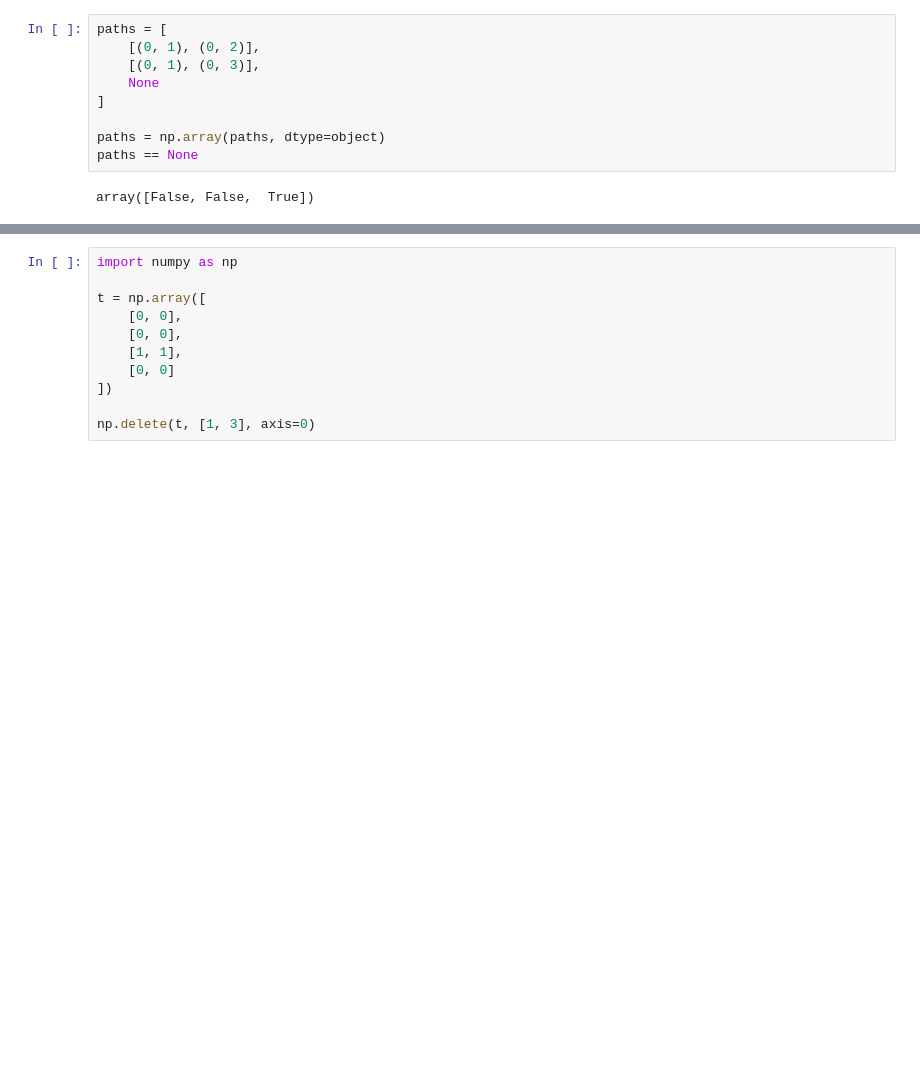
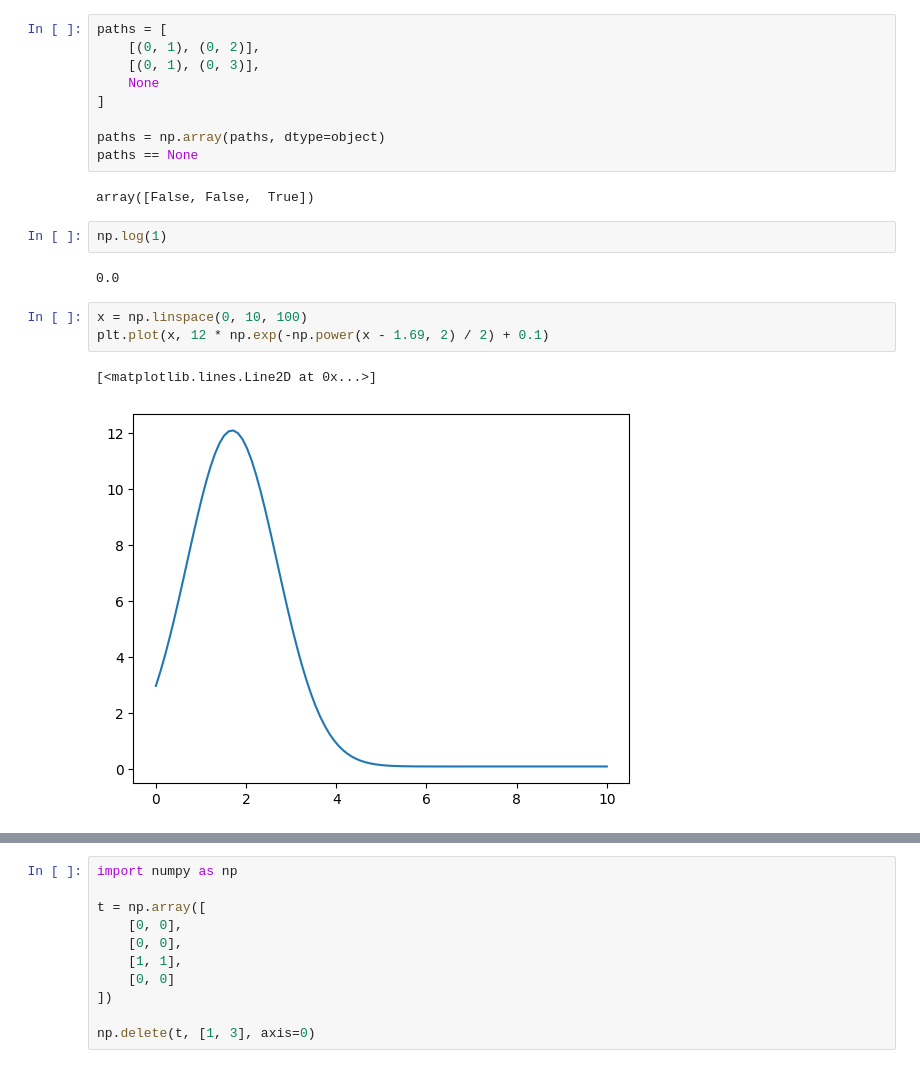
Before and after one commit to viktorvesely/TaC, a Jupyter notebook: simulation/explore.ipynb, the cells around one changed output, grey strips where cells are left out. Saved outputs shown, nothing was run; the diff lists cells and outputs as text; blank space fills up the shorter version.

```diff
--- a/simulation/explore.ipynb
+++ b/simulation/explore.ipynb
@@ -978,3 +978,13 @@ paths = np.array(paths, dtype=object)
 paths == None
 # %% [output]
 array([False, False,  True])
+# %%
+np.log(1)
+# %% [output]
+0.0
+# %%
+x = np.linspace(0, 10, 100)
+plt.plot(x, 12 * np.exp(-np.power(x - 1.69, 2) / 2) + 0.1)
+# %% [output]
+[<matplotlib.lines.Line2D at 0x...>]
+[figure, added]
```
Also changed, not shown: parts of 1 cell of this notebook, 14 other files.
